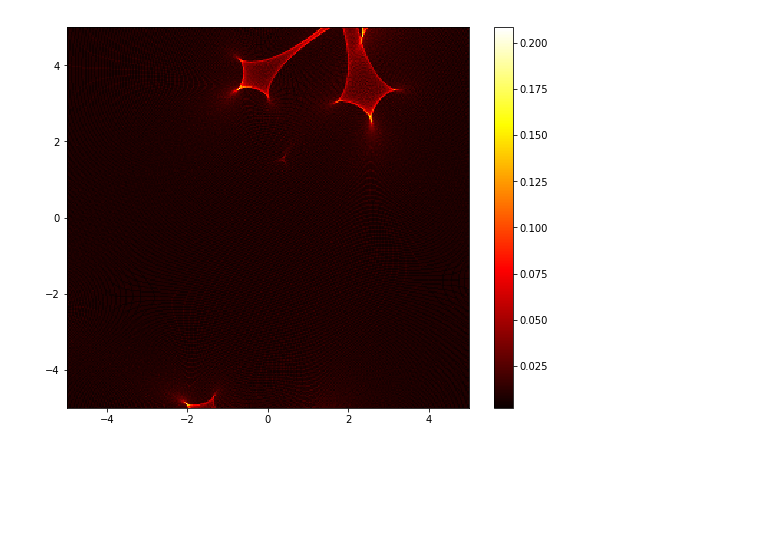
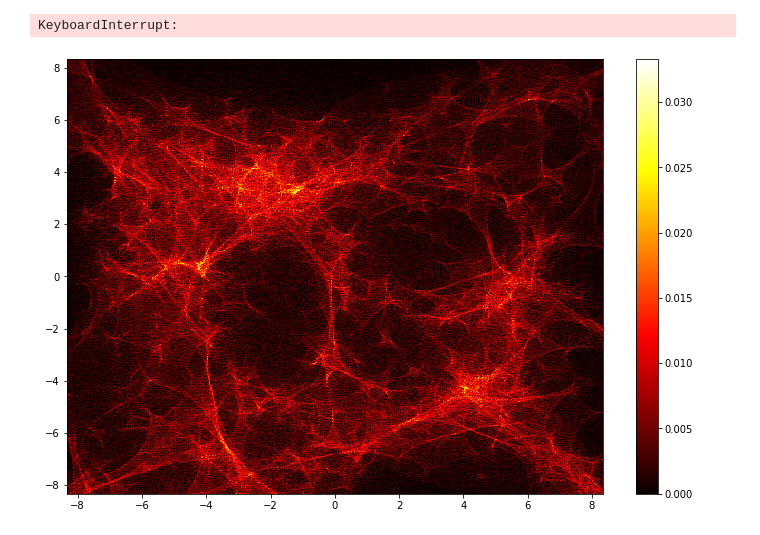
Before and after one commit to baklanovp/GravLens, a Jupyter notebook: GravityLensing.ipynb, the cells around one changed output. Drawn from its saved outputs; the diff is of its cells as text; code cells hidden in the pictures; blank space fills up the shorter version.

```diff
--- a/GravityLensing.ipynb
+++ b/GravityLensing.ipynb
@@ -151,10 +184,7 @@ NUMNUM=1000
 numberline=NUMNUM
 numberpoint=NUMNUM
 
-pix=10
-
-gamma=0.0
-kappac=0.0
+pix=25
 
 xx0=-pix
 yy0=-pix
@@ -170,6 +200,14 @@ dy=(yye-yy0)/numberpoint
 # lensposy=[0.0001, 0.0001]
 # m=[0.2, 2, 1]
 
+# for i in range(30):
+#     lensposx.append(random.uniform(-10, 10))
+#     lensposy.append(random.uniform(-10, 10))
+#     m.append(random.uniform(0.01, 5))
+
+# print(m)
+
+
 lensposx=[]
 lensposy=[]
 m=[]
@@ -183,8 +221,15 @@ for l in range(1000):
     m.append((mm*(max_mass**(1+power)-min_mass**(1+power))+min_mass**(1+power))**(1/(1+power)))
 
 
-#print(m)
-#------------------Calculation angle of deflaction-------------------#
+# fil = open('lens_position_147.dat')
+# lc = fil.readlines()
+# count=0
+# for l in lc:
+#     s = l.split()
+#     lensposx.append(float(s[1]))
+#     lensposy.append(float(s[2]))
+#     m.append(float(s[3]))
+#---------------------------------------------------------Calculation angle of deflaction----------------------------------------------#
 
 
 def mvec(x, y):                       #modul of vector
@@ -215,27 +260,29 @@ for i in range(numberline):
             vsumx=vsumx+vecx
             vsumy=vsumy+vecy
 
-        vecsumx.append(vsumx+objectx-kappac*objectx+gamma*objectx)
-        vecsumy.append(vsumy+objecty-kappac*objecty-gamma*objecty)
+        vecsumx.append(vsumx+objectx)
+        vecsumy.append(vsumy+objecty)
 
         vsumx=0.0
         vsumy=0.0
+# %% [output]
+KeyboardInterrupt:
 # %%
-N_bins = 280
+N_bins = 480
 
-pixh=pix/2
+pixh=pix/3.0
 x=vecsumx
 y=vecsumy
-plt.figure(figsize=(9, 7))
+plt.figure(figsize=(12, 8))
 
-plt.hist2d(x, y, bins=N_bins, range=[[-pixh, pixh], [-pixh, pixh]] , normed=True, cmap='hot')
+plt.hist2d(x, y, bins=N_bins, range=[[-pixh, pixh], [-pixh, pixh]] , density=True, cmap='hot')
 #plt.hist2d(x, y, bins=N_bins, range=[[-pixh, pixh], [-pixh, pixh]] , density=False, cmap='Spectral')
 #plt.hist2d(x, y, bins=N_bins, range=[[-pixh, pixh], [-pixh, pixh]] , density=False, cmap='jet')
-#plt.hist2d(x, y, bins=N_bins, range=[[-pixh, pixh], [-pixh, pixh]] , normed=False, cmap='jet')
+#plt.hist2d(x, y, bins=N_bins, range=[[-pixh, pixh], [-pixh, pixh]] , density=False, cmap='gnuplot')
 #plt.hist2d(x, y, bins=N_bins, range=[[-pixh, pixh], [-pixh, pixh]] , normed=False, cmap='coolwarm')
 #plt.hist2d(x, y, bins=N_bins, range=[[-pixh, pixh], [-pixh, pixh]] , normed=True, cmap='rainbow')
 #plt.hist2d(x, y, bins=N_bins, range=[[-pixh, pixh], [-pixh, pixh]], normed=False, cmap='plasma')
 cb = plt.colorbar()
 #cb.set_label('Number of entries')
 # %% [output]
-[figure, old version]
+[figure, new version]
```
Also changed, not shown: parts of 7 cells of this notebook, 3 other files.
